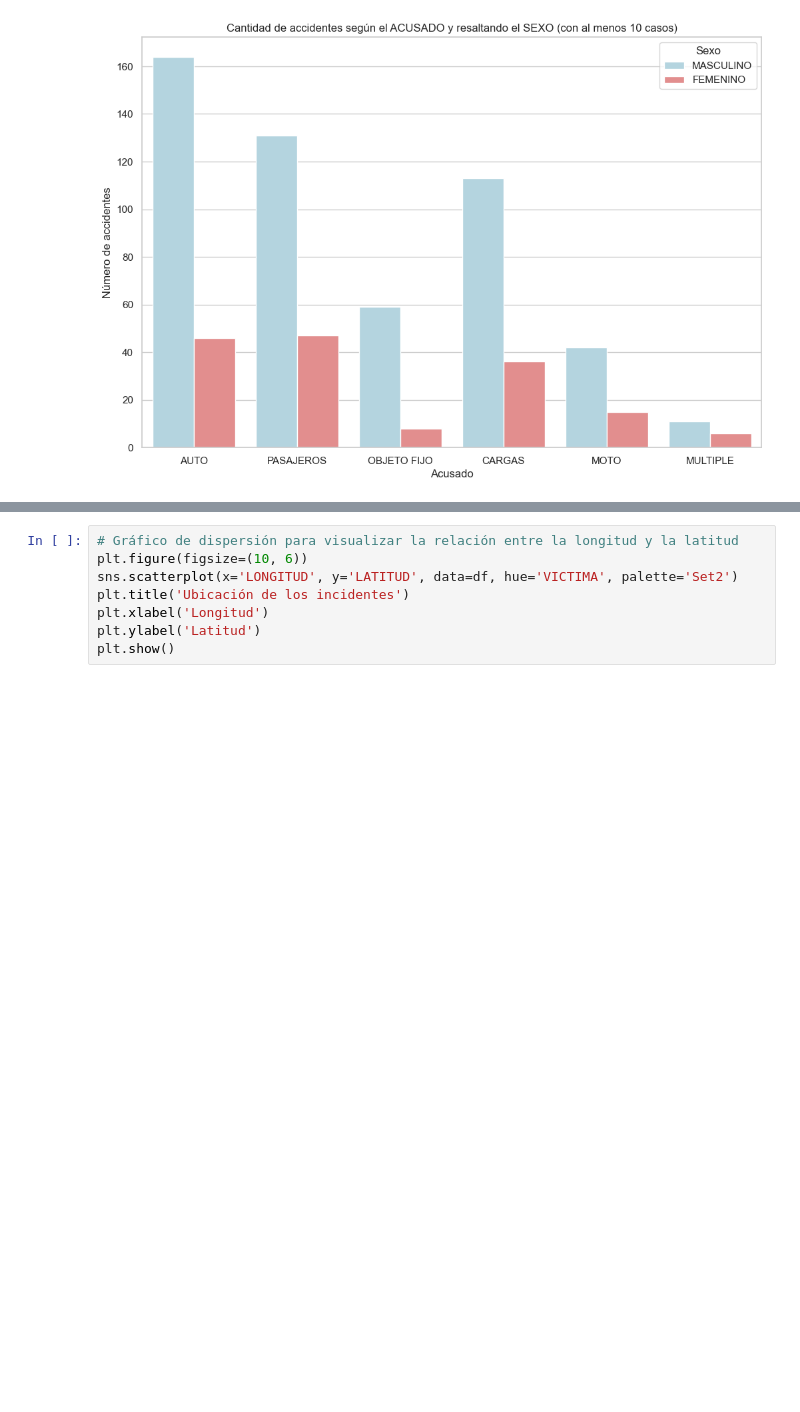
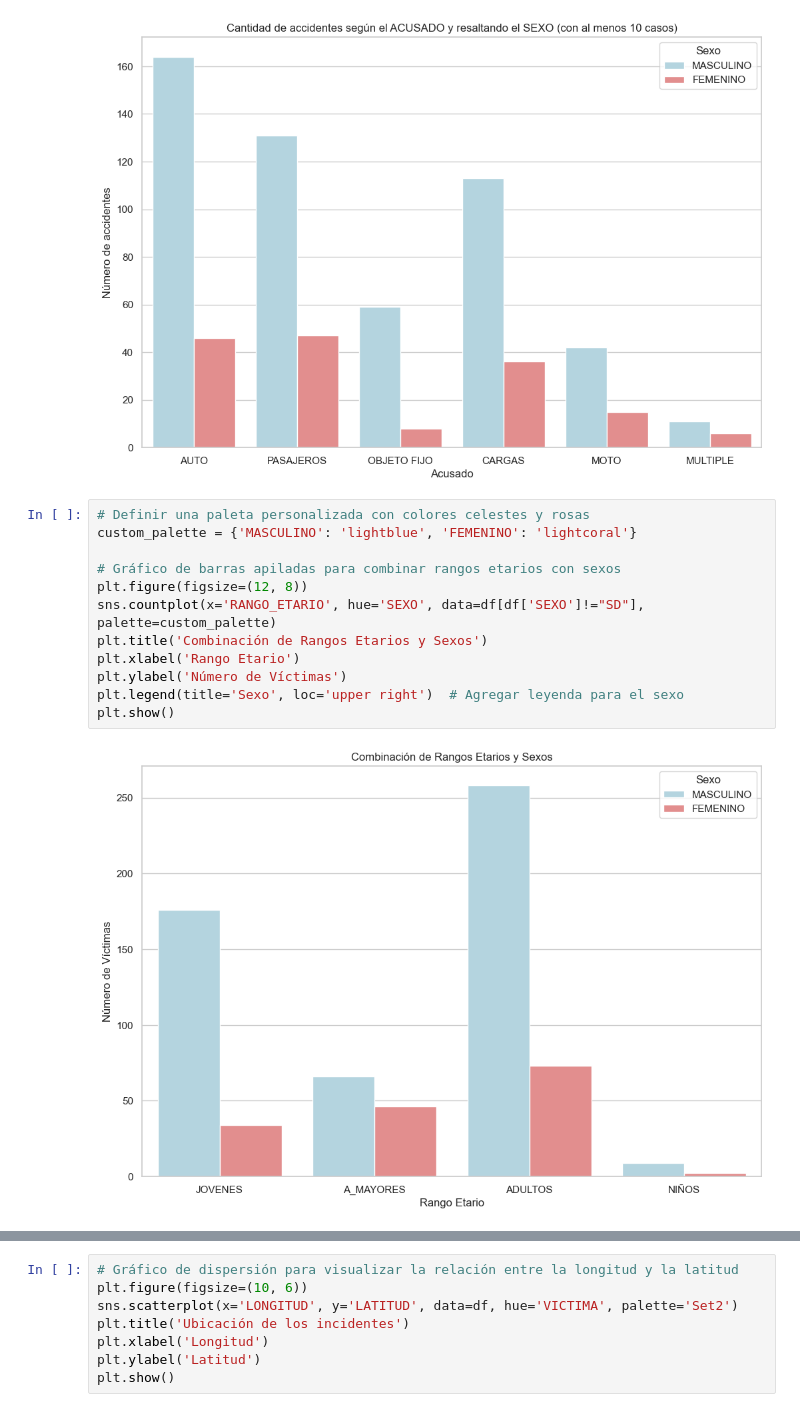
Before and after one commit to MarceloOrtizz/Proyecto_DA_Siniestros_Viales, a Jupyter notebook: eda.ipynb, the cells around one changed output, grey strips where cells are left out. Saved outputs shown, nothing was run; the diff lists cells and outputs as text; blank space fills up the shorter version.

```diff
--- a/eda.ipynb
+++ b/eda.ipynb
@@ -315,3 +309,17 @@ plt.legend(title='Sexo', loc='upper right')  # Agregar leyenda para el sexo
 plt.show()
 # %% [output]
 [figure]
+# %%
+# Definir una paleta personalizada con colores celestes y rosas
+custom_palette = {'MASCULINO': 'lightblue', 'FEMENINO': 'lightcoral'}
+
+# Gráfico de barras apiladas para combinar rangos etarios con sexos
+plt.figure(figsize=(12, 8))
+sns.countplot(x='RANGO_ETARIO', hue='SEXO', data=df[df['SEXO']!="SD"], palette=custom_palette)
+plt.title('Combinación de Rangos Etarios y Sexos')
+plt.xlabel('Rango Etario')
+plt.ylabel('Número de Víctimas')
+plt.legend(title='Sexo', loc='upper right')  # Agregar leyenda para el sexo
+plt.show()
+# %% [output]
+[figure, added]
```
Also changed, not shown: parts of 9 cells of this notebook.
